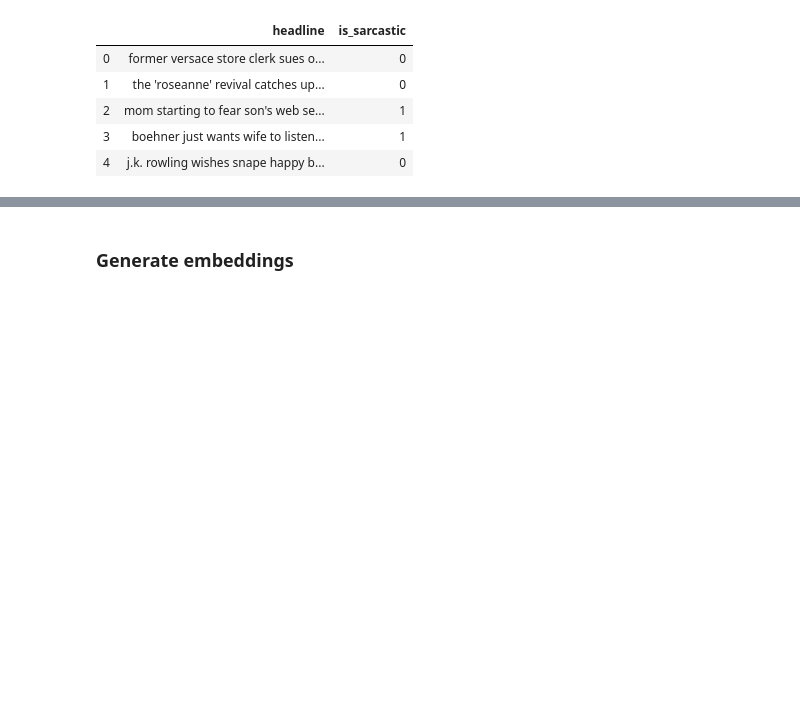
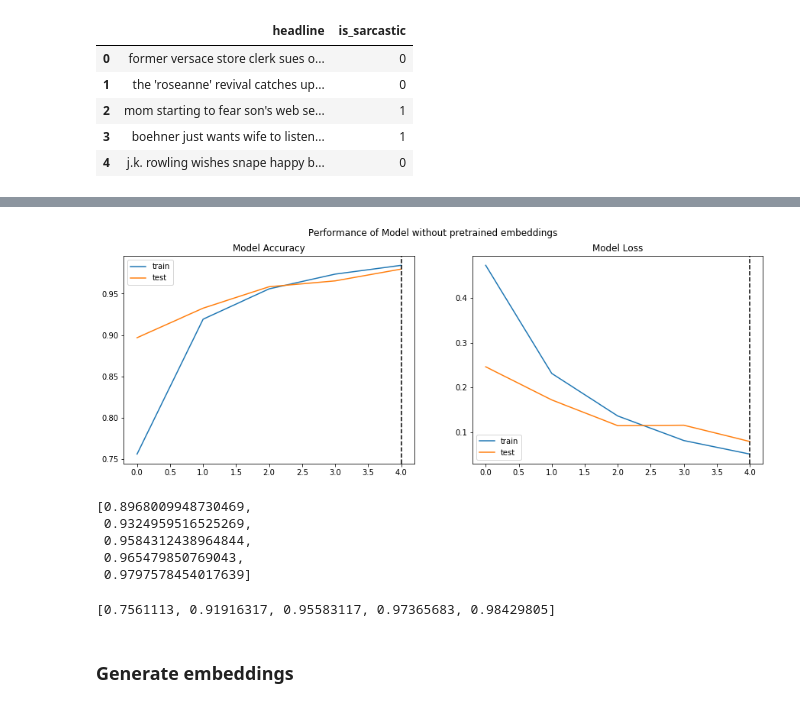
Before and after one commit to ElsaScola/Sarcasm-Detection-with-Natural-Language-Processing-and-Deep-Learning, a Jupyter notebook: LSTM.ipynb, the cells around one changed output, grey strips where cells are left out. Drawn from its saved outputs; the diff is of its cells as text; code cells hidden in the pictures; blank space fills up the shorter version.

Commit message:
LSTM implementation

```diff
--- a/LSTM.ipynb
+++ b/LSTM.ipynb
@@ -83,0 +66,15 @@ NameError: name 'Tokenizer' is not defined
+# %%
+model = Sequential()
+model.add(Embedding(max_features, embedding_size, weights = [embedding_matrix]))
+model.add(Bidirectional(LSTM(128, return_sequences = True)))
+model.add(GlobalMaxPool1D())
+model.add(Dense(40, activation="relu"))
+model.add(Dropout(0.5))
+model.add(Dense(20, activation="relu"))
+model.add(Dropout(0.5))
+model.add(Dense(1, activation="sigmoid"))
+model.compile(loss='binary_crossentropy', optimizer='adam', metrics=['accuracy'])
+
+batch_size = 100
+epochs = 5
+history = model.fit(X, y, batch_size=batch_size, epochs=epochs, validation_split=0.2)
@@ -84,3 +93,34 @@ NameError: name 'Tokenizer' is not defined
+# %%
+fig, (ax1, ax2) = plt.subplots(1,2,figsize=(15,5))
+fig.suptitle("Performance of Model without pretrained embeddings")
+ax1.plot(history.history['accuracy'])
+ax1.plot(history.history['val_accuracy'])
+vline_cut = np.where(history.history['val_accuracy'] == np.max(history.history['val_accuracy']))[0][0]
+ax1.axvline(x=vline_cut, color='k', linestyle='--')
+ax1.set_title("Model Accuracy")
+ax1.legend(['train', 'test'])
+
+ax2.plot(history.history['loss'])
+ax2.plot(history.history['val_loss'])
+vline_cut = np.where(history.history['val_loss'] == np.min(history.history['val_loss']))[0][0]
+ax2.axvline(x=vline_cut, color='k', linestyle='--')
+ax2.set_title("Model Loss")
+ax2.legend(['train', 'test'])
+plt.show()
+# %% [output]
+[figure, added]
+# %%
+history.history['val_accuracy']
+# %% [output]
+[0.8968009948730469,
+ 0.9324959516525269,
+ 0.9584312438964844,
+ 0.965479850769043,
+ 0.9797578454017639]
+# %%
+history.history['accuracy']
+# %% [output]
+[0.7561113, 0.91916317, 0.95583117, 0.97365683, 0.98429805]
 # %% [markdown]
 ### Generate embeddings
 # %% [markdown]
```
Also changed, not shown: parts of 5 cells of this notebook.
